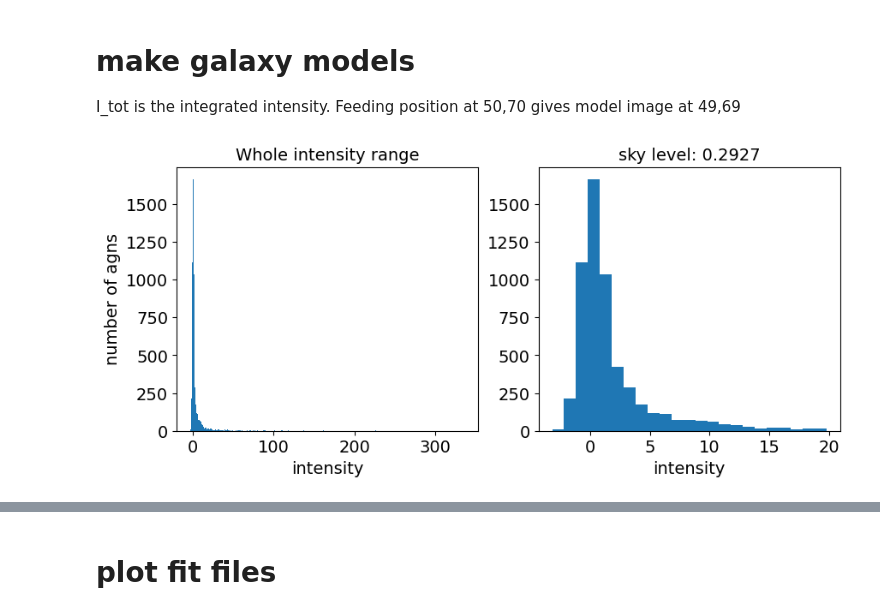
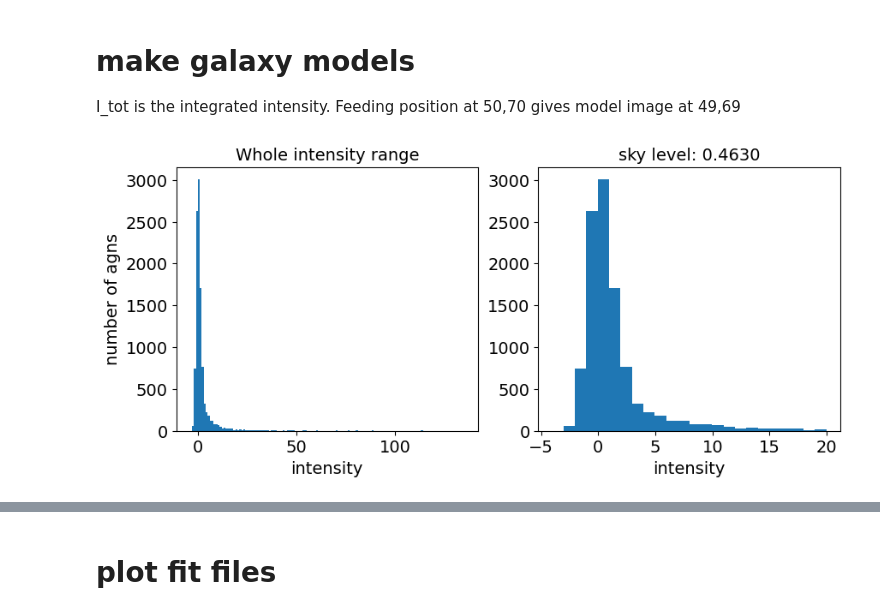
Before and after one commit to insepien/dualAGN, a Jupyter notebook: scrap_notebooks/checkFit.ipynb, the cells around one changed output, grey strips where cells are left out. Saved outputs shown, nothing was run; the diff lists cells and outputs as text; code cells hidden in the pictures.

```diff
--- a/scrap_notebooks/checkFit.ipynb
+++ b/scrap_notebooks/checkFit.ipynb
@@ -556,7 +556,7 @@ def mask_image(image,rad,intens,agn_mask_size):
 # plt.imshow(mask_image(image=imageAGN,rad=10,intens=8,agn_mask_size=40), norm='symlog')
 # imageAGN_masked = mask_image(image=imageAGN,rad=10,intens=8,agn_mask_size=40)
 # %%
-on = "J1030+0425"
+on = "J1215+1344"
 imageFile = glob.glob(os.path.expanduser("~/agn-result/box/final_cut/"+on+"*"))[-1]
 imageAGN = fits.getdata(os.path.expanduser(imageFile))
 with open(os.path.expanduser("~/research-data/psf-results/psf_pkls/psf_"+on+".pkl"),"rb") as f:
@@ -576,33 +576,33 @@ def make1model(xpos,ypos,function_dict,psf,dataImage):
     func_set_dict = {'X0': xpos, 'Y0': ypos,
                     'function_list': [function_dict]}
     funcset = [func_set_dict]
     model= pyimfit.ModelDescription.dict_to_ModelDescription({'function_sets':funcset})
     fitter = pyimfit.Imfit(model,psf=psf)
     return fitter
 
 
 sersic_dict, psf_dict, gaussian_dict, flatsky_dict, flatbar_dict, exp_dict = makeModelDict(PA_ss=200, ell_ss=0.1, n_ss=1, I_ss=1, r_ss=20, Itot=itot,
                                                                      PA_lim=[0,360], ell_lim=[0.0,1.0], I_lim=[0.1,Imax],
                                                                      Iss_lim=[0.1,Imax], rss_lim=[0.1,framelim], Itot_lim=[0.1,1e4],
                                                                      sigma = 5, sigma_lim = [1,20], Isky = 2.5, Isky_lim =[0,10],
                                                                      h1=10,h2=10,h_lim=[0.1,framelim],alpha=0.1,alpha_lim=[0.1,framelim])
 
 
 # make models
 hlim_max=1000
 models_n1 = galaxy_model(X0=xs[0], Y0=ys[0],
                          X1=xs[1], Y1=ys[1],
                          Xss0=xs[0], Yss0=ys[0],
                          Xss1=xs[1], Yss1=ys[1],
                          Xlim=[0,framelim], Ylim=[0,framelim], Xsslim = [0,framelim], Ysslim=[0,framelim],
                          PA_ss=200, ell_ss=0.1, n_ss=1, I_ss=1, r_ss=20, Itot=itot,
                          PA_lim=[0,360], ell_lim=[0.0,1.0], I_lim=[0.1,Imax],
                          Iss_lim=[0.1,Imax], rss_lim=[0.1,framelim], Itot_lim=[0.1,1e4],
                          sigma = 5, sigma_lim = [1,20],midf=midF, Isky = 2.5, Isky_lim =[0,10],
                          h1=10,h2=10,h_lim=[0.1,hlim_max],alpha=0.1,alpha_lim=[0.1,framelim])
 
 sky = find_sky(imageAGN,plothist=True)
 # %% [output]
-[figure, old version]
+[figure, new version]
 # %%
 plt.imshow(imageAGN, norm='symlog')
```
Also changed, not shown: parts of 7 cells of this notebook, 1 other file.
